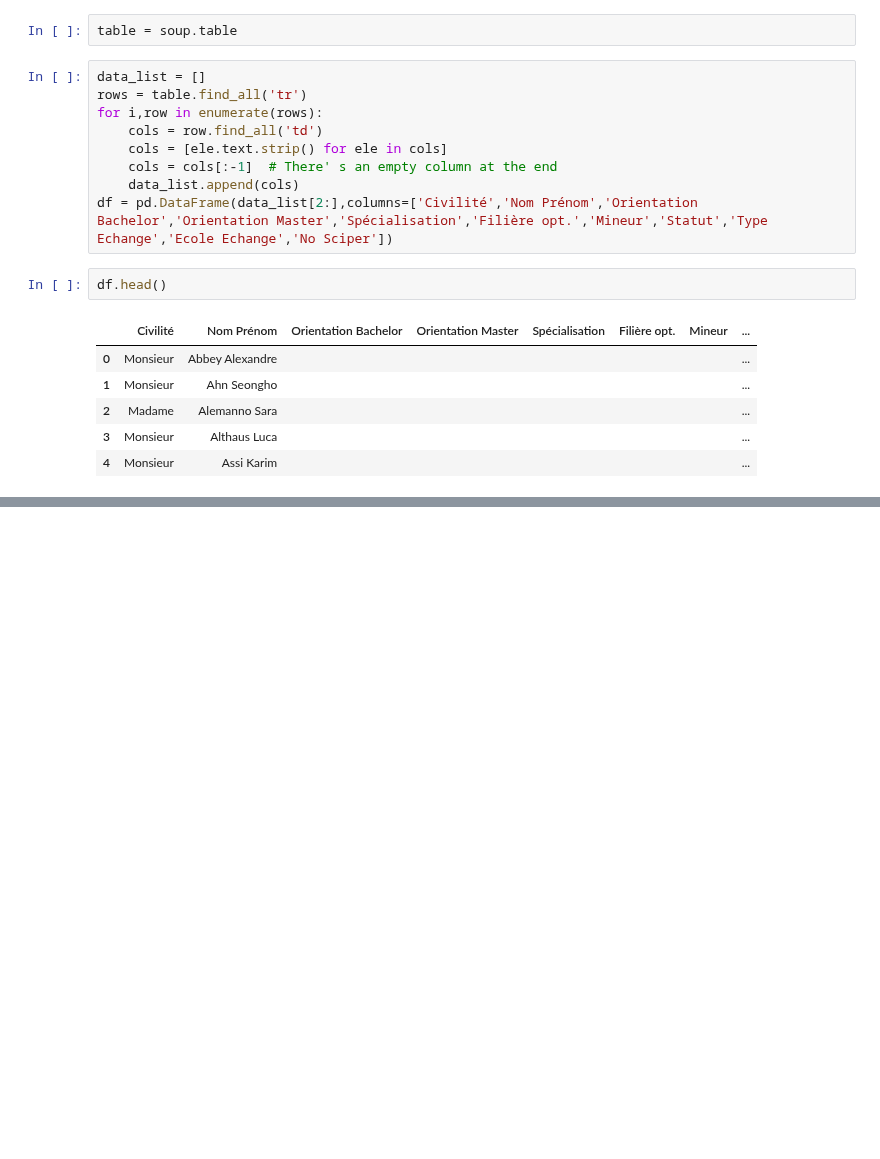
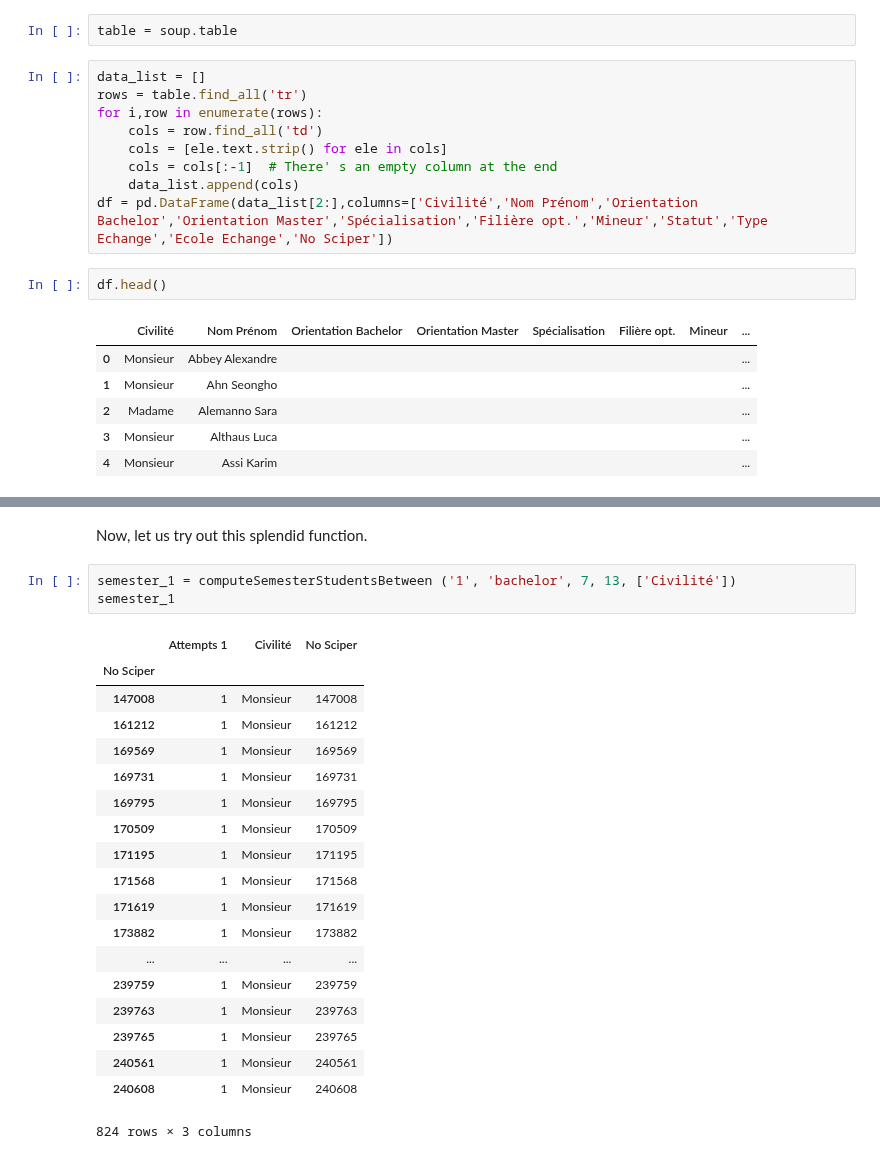
Before and after one commit to fearnleymartin/ada-epfl, a Jupyter notebook: 02 - Data from the Web/Data from the web.ipynb, the cells around one changed output, grey strips where cells are left out. Cells and saved outputs as stored; diff of their text form; blank space fills up the shorter version.

```diff
--- a/02 - Data from the Web/Data from the web.ipynb
+++ b/02 - Data from the Web/Data from the web.ipynb
@@ -323,0 +463,25 @@ get_table(1,'2016-2017', 'master')
+# %% [markdown]
+Now, let us try out this splendid function.
+# %%
+semester_1 = computeSemesterStudentsBetween ('1', 'bachelor', 7, 13, ['Civilité'])
+semester_1
+# %% [output]
+|  | Attempts 1 | Civilité | No Sciper |
+| No Sciper |  |  |  |
+| 147008 | 1 | Monsieur | 147008 |
+| 161212 | 1 | Monsieur | 161212 |
+| 169569 | 1 | Monsieur | 169569 |
+| 169731 | 1 | Monsieur | 169731 |
+| 169795 | 1 | Monsieur | 169795 |
+| 170509 | 1 | Monsieur | 170509 |
+| 171195 | 1 | Monsieur | 171195 |
+| 171568 | 1 | Monsieur | 171568 |
+| 171619 | 1 | Monsieur | 171619 |
+| 173882 | 1 | Monsieur | 173882 |
+| ... | ... | ... | ... |
+| 239759 | 1 | Monsieur | 239759 |
+| 239763 | 1 | Monsieur | 239763 |
+| 239765 | 1 | Monsieur | 239765 |
+| 240561 | 1 | Monsieur | 240561 |
+| 240608 | 1 | Monsieur | 240608 |
+824 rows × 3 columns
```
Also changed, not shown: parts of 67 cells of this notebook, 2 other files.
